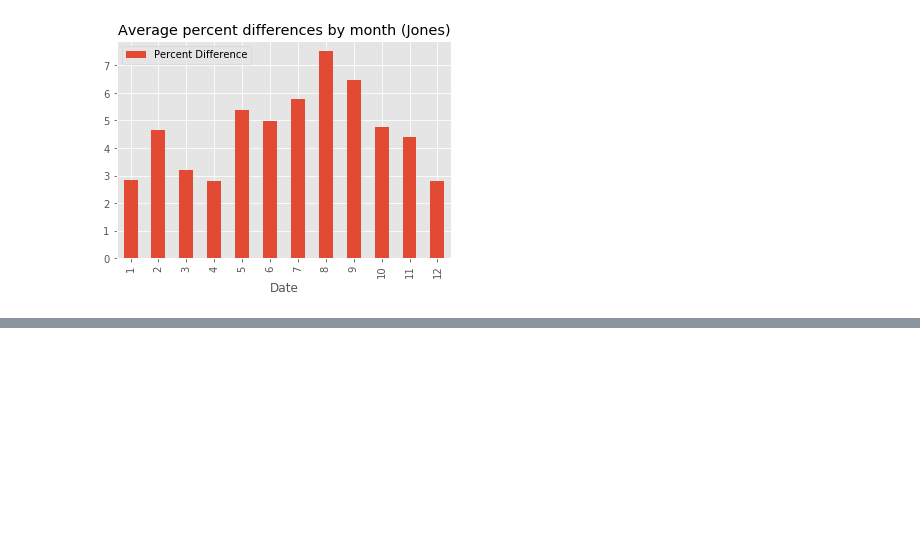
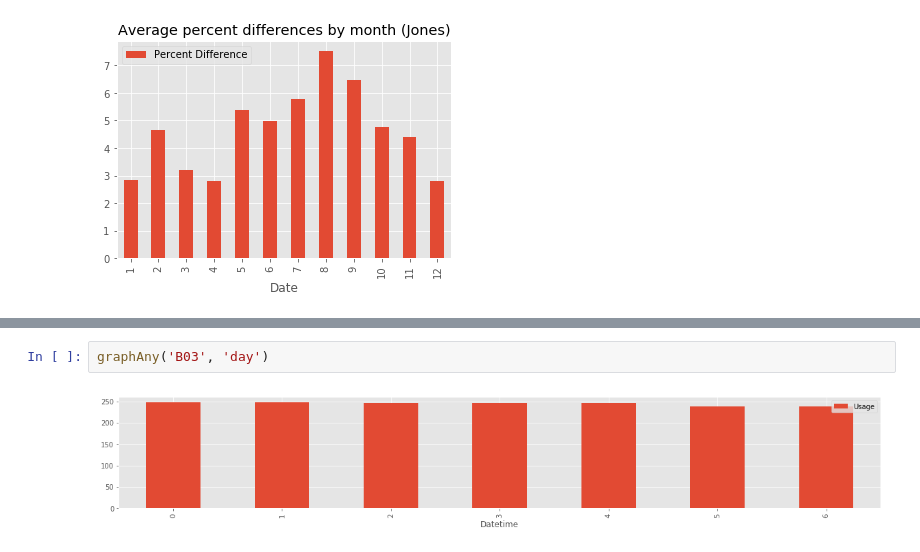
Before and after one commit to RDCEP/CaaL-data-analysis, a Jupyter notebook: Summer2017/Labs (anomalies and comparisons).ipynb, the cells around one changed output, grey strips where cells are left out. Drawn from its saved outputs; the diff is of its cells as text; blank space fills up the shorter version.

```diff
--- a/Summer2017/Labs (anomalies and comparisons).ipynb
+++ b/Summer2017/Labs (anomalies and comparisons).ipynb
@@ -690,0 +530,4 @@ plt.title('Average percent differences by month (Jones)')
+# %%
+graphAny('B03', 'day')
+# %% [output]
+[figure, added]
```
Also changed, not shown: parts of 23 cells of this notebook.
